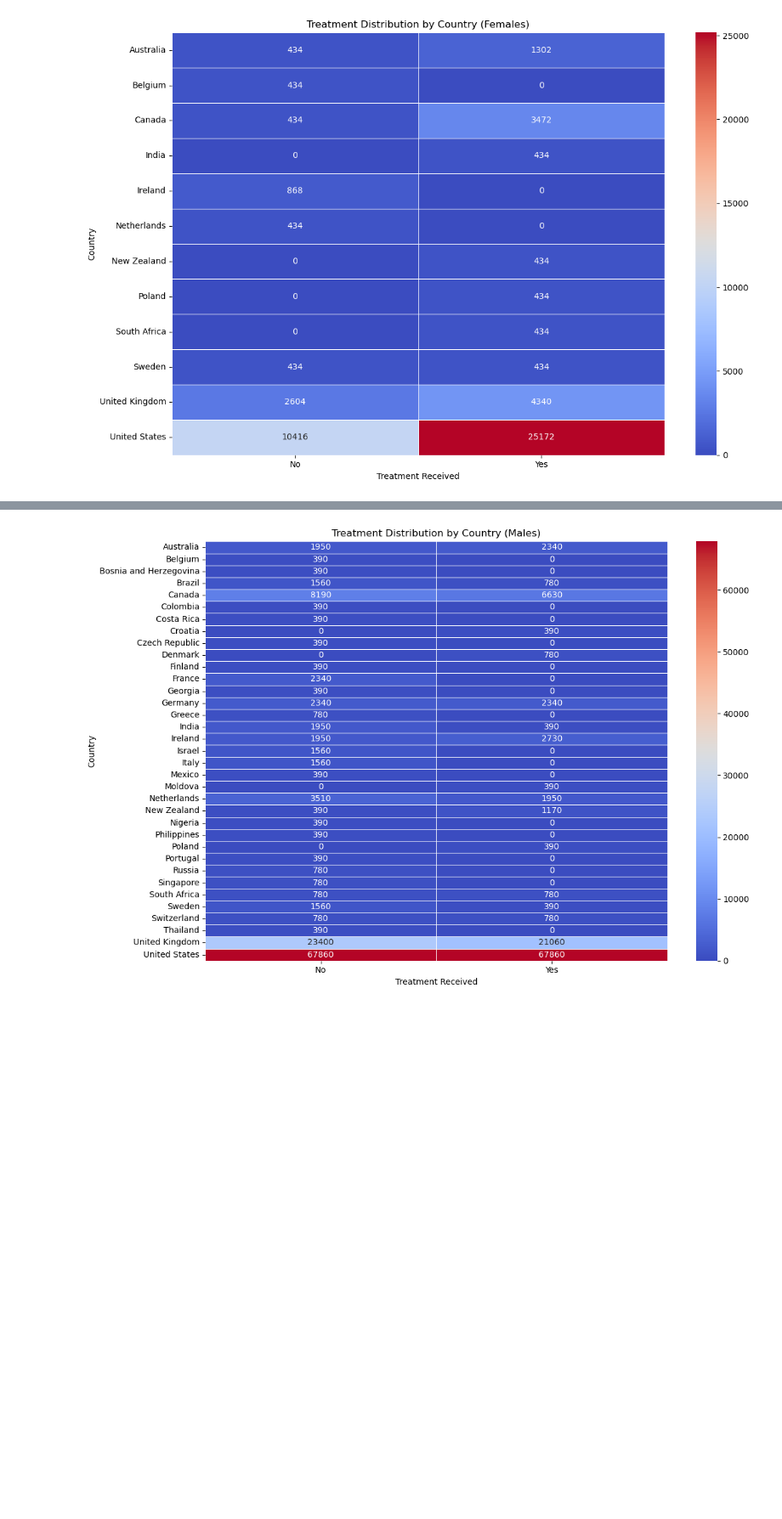
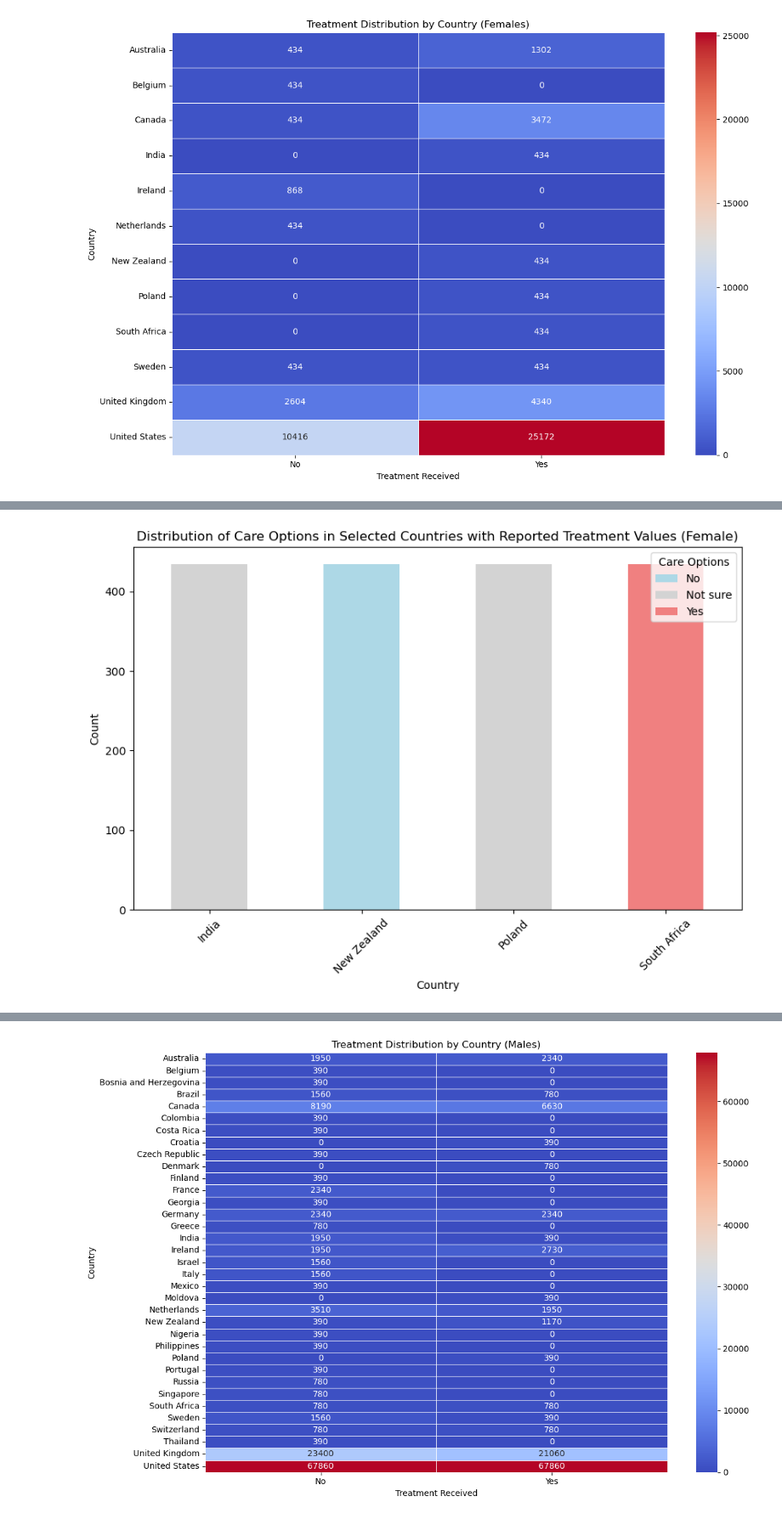
Before and after one commit to celefigs/EDA-milestone-3, a Jupyter notebook: Mental-Health- EDA.ipynb, the cells around one changed output, grey strips where cells are left out. Shown at 85% size. Saved outputs shown, nothing was run; the diff lists cells and outputs as text; code cells hidden in the pictures; blank space fills up the shorter version.

```diff
--- a/Mental-Health- EDA.ipynb
+++ b/Mental-Health- EDA.ipynb
@@ -172,0 +203,29 @@ The disparity in treatment distribution among countries may reflect differences
+# %%
+# Analyzing Treatment vs Care Options for the countries with values "No Treatment" == 0
+# Seleccionar los países específicos
+selected_countries = ['India', 'New Zealand', 'Poland', 'South Africa']
+
+# Filtrar el DataFrame para incluir solo las filas de los países seleccionados y con Treatment igual a 'Yes'
+df_selected_countries = df_female[(df_female['Country'].isin(selected_countries)) & (df_female['Treatment'] == 'Yes')]
+
+# Crear la tabla de contingencia
+contingency_table_2 = pd.crosstab(index=df_selected_countries['Country'], columns=df_selected_countries['Care_Options'])
+
+# Reordenar las columnas para que aparezcan en el orden deseado
+contingency_table_2 = contingency_table_2[['No', 'Not sure', 'Yes']]
+# Graficar la distribución de Care Options en los países seleccionados con valores de tratamiento igual a 'Yes'
+contingency_table_2.plot(kind='bar', figsize=(10, 6), color=['lightblue', 'lightgray', 'lightcoral', 'lightgreen'], stacked=True)
+
+# Agregar título y etiquetas
+plt.title('Distribution of Care Options in Selected Countries with Reported Treatment Values (Female)')
+plt.xlabel('Country')
+plt.ylabel('Count')
+plt.xticks(rotation=45)
+
+# Agregar leyenda
+plt.legend(title='Care Options')
+
+# Mostrar el gráfico
+plt.show()
+# %% [output]
+[figure, added]
```
Also changed, not shown: parts of 17 cells of this notebook.
